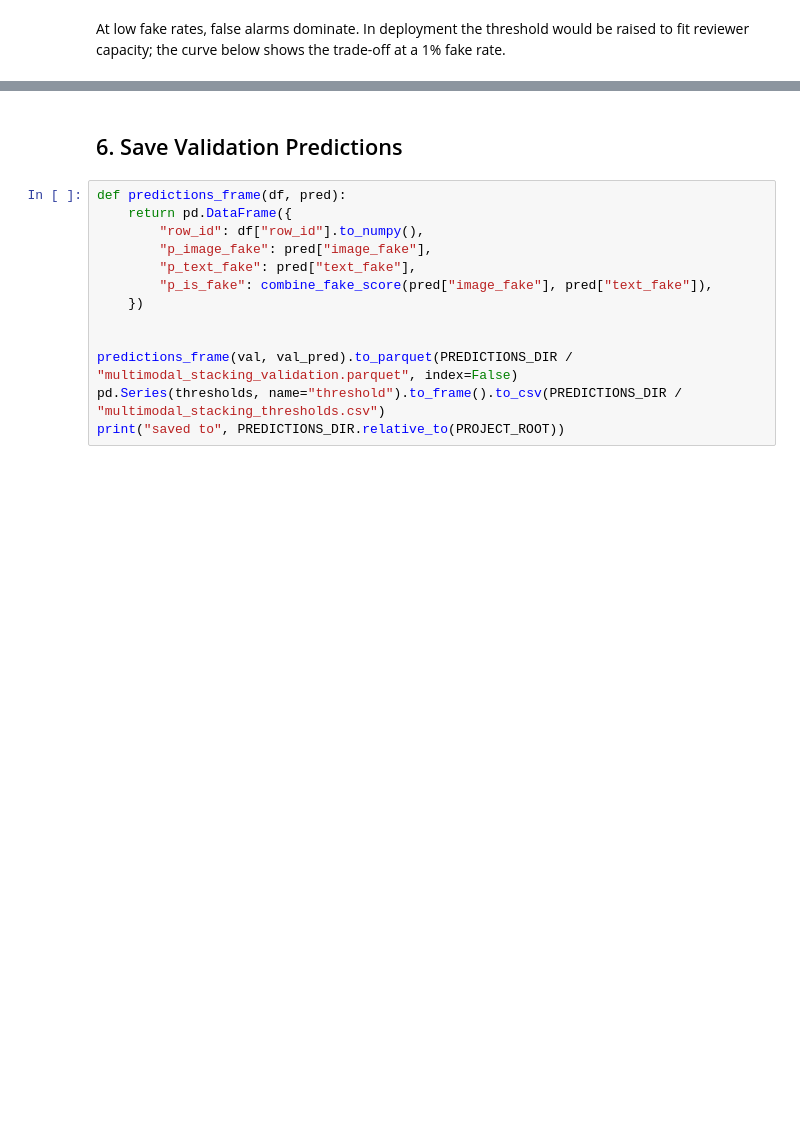
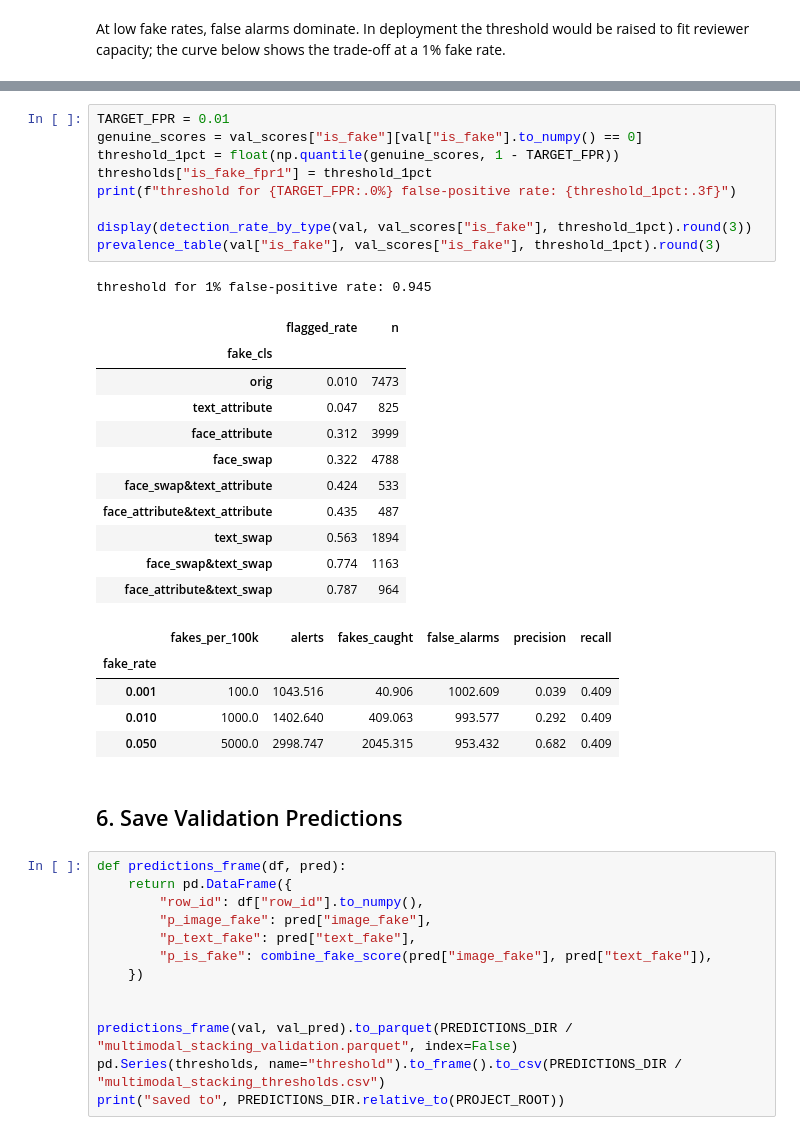
Before and after one commit to mfchloe/bt4012-team12, a Jupyter notebook: notebooks/05_multimodal_stacking.ipynb, the cells around one changed output, grey strips where cells are left out. Saved outputs shown, nothing was run; the diff lists cells and outputs as text; blank space fills up the shorter version.

```diff
--- a/notebooks/05_multimodal_stacking.ipynb
+++ b/notebooks/05_multimodal_stacking.ipynb
@@ -362,3 +479,30 @@ plt.show()
+# %%
+TARGET_FPR = 0.01
+genuine_scores = val_scores["is_fake"][val["is_fake"].to_numpy() == 0]
+threshold_1pct = float(np.quantile(genuine_scores, 1 - TARGET_FPR))
+thresholds["is_fake_fpr1"] = threshold_1pct
+print(f"threshold for {TARGET_FPR:.0%} false-positive rate: {threshold_1pct:.3f}")
+
+display(detection_rate_by_type(val, val_scores["is_fake"], threshold_1pct).round(3))
+prevalence_table(val["is_fake"], val_scores["is_fake"], threshold_1pct).round(3)
+# %% [output]
+threshold for 1% false-positive rate: 0.945
+|  | flagged_rate | n |
+| fake_cls |  |  |
+| orig | 0.010 | 7473 |
+| text_attribute | 0.047 | 825 |
+| face_attribute | 0.312 | 3999 |
+| face_swap | 0.322 | 4788 |
+| face_swap&text_attribute | 0.424 | 533 |
+| face_attribute&text_attribute | 0.435 | 487 |
+| text_swap | 0.563 | 1894 |
+| face_swap&text_swap | 0.774 | 1163 |
+| face_attribute&text_swap | 0.787 | 964 |
+|  | fakes_per_100k | alerts | fakes_caught | false_alarms | precision | recall |
+| fake_rate |  |  |  |  |  |  |
+| 0.001 | 100.0 | 1043.516 | 40.906 | 1002.609 | 0.039 | 0.409 |
+| 0.010 | 1000.0 | 1402.640 | 409.063 | 993.577 | 0.292 | 0.409 |
+| 0.050 | 5000.0 | 2998.747 | 2045.315 | 953.432 | 0.682 | 0.409 |
 # %% [markdown]
 ## 6. Save Validation Predictions
 # %%
```
Also changed, not shown: parts of 22 cells of this notebook, 5 other files.
